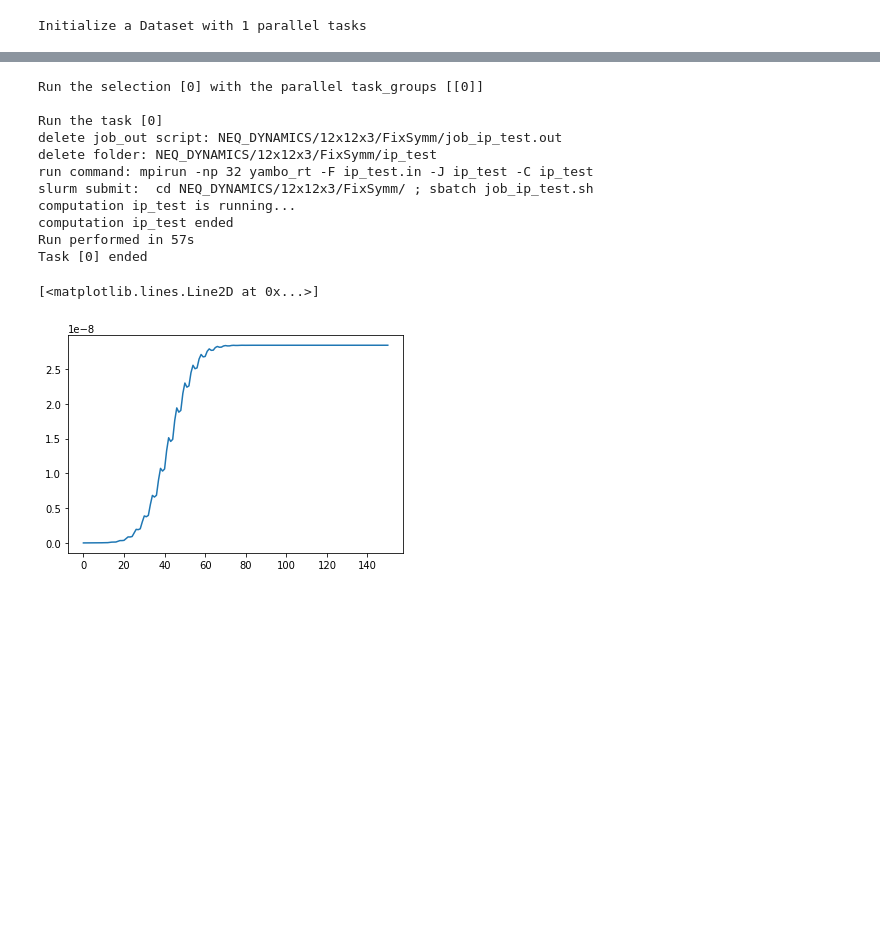
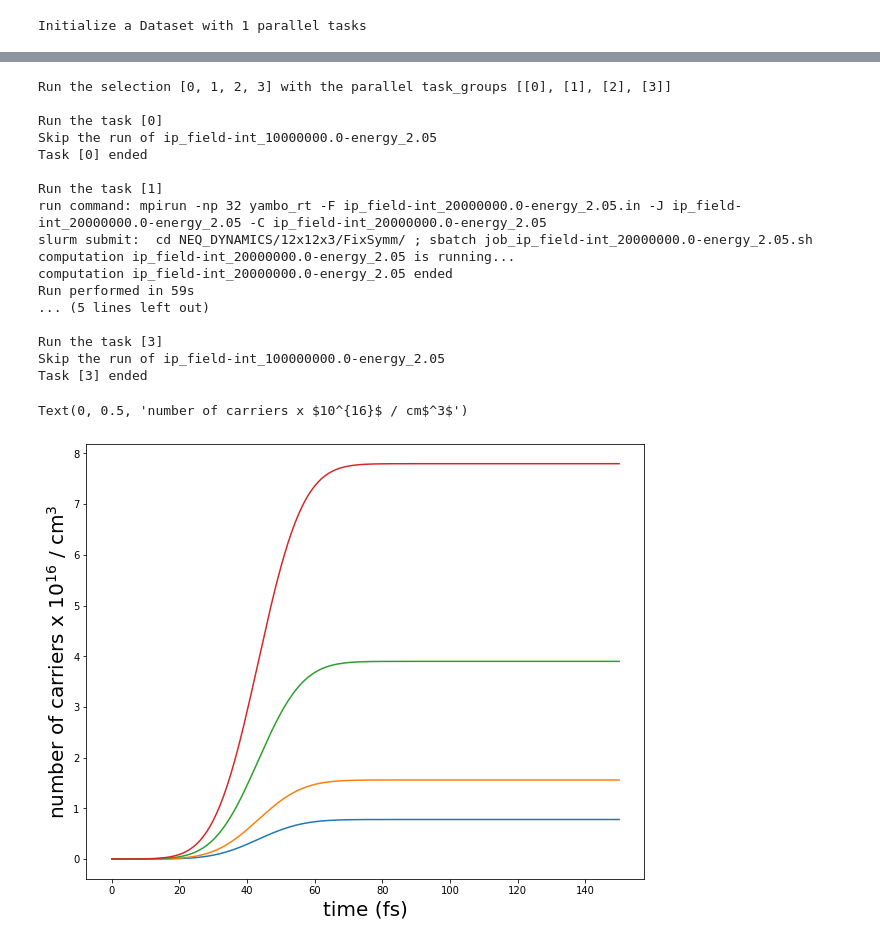
Before and after one commit to marcodalessandro76/WSe2, a Jupyter notebook: NEQ_Analysis.ipynb, the cells around one changed output, grey strips where cells are left out. Cells and saved outputs as stored; diff of their text form; code cells hidden in the pictures; blank space fills up the shorter version.

```diff
--- a/NEQ_Analysis.ipynb
+++ b/NEQ_Analysis.ipynb
@@ -187,27 +187,28 @@ Now we peform a RT simulation
 # %%
 n_tasks = ntasks_per_node*nodes
 
-field_int = 1e6 # intensity of the pulses in kW/cm^2
+field_int = [1e7,2e7,5e7,1e8] # intensity of the pulses in kW/cm^2
 fwhm = 35 # fs
-energy = 1.55 # eV
+energy = 2.05 #1.55 # eV
 time_step = 10 # as
 sim_time = 150 # fs
-bands = [42,62]
+bands = [41,62]
 XfnQP_E = {'9x9x1' :  [0.25,1.,1.], '12x12x3' : [0.18,1.,1.], '16x16x4' : [0.0,1,1.2]}
 eta = 0.07 # eV
 io_time = [10.0,10.0,1.]  # I/O (CARRIERs - GF - OUTPUT) in fs
 io_cache_time = [1.,10.] # Time between two consecutive (caching - I/O) of OBSERVABLES in fs
 
-study = D.Dataset(num_tasks=1,verbose=True,skip=False)
+study = D.Dataset(num_tasks=1,verbose=True,skip=True)
 study.set_postprocessing_function(PP.yambo_parse_data)
 
 inp = I.YamboInput('yambo_rt -n p -v ip -V rt',folder=run_dir)
-inp.set_rt_field(int=field_int,fwhm=fwhm,polarization='linear',freq=energy)
 inp.set_rt_bands(bands=bands,scissor=XfnQP_E[k][0],damping_valence=eta,damping_conduction=eta)
 inp.set_rt_simulationTimes(sim_time=sim_time,io_time=io_time,io_cache_time=io_cache_time,time_step=time_step)
 inp.set_rt_cpu(ntasks)
-inp['variables']['DBsIOoff']='obs'  # do not write ndb.RT_observables on disk
-idd = 'ip_test'
-study.append_run(id=idd,input=inp,runner=code,run_dir=run_dir)
+inp['variables']['DBsIOoff']='obs GF CARRIERs'  # do not write these ndbs on disk
+for f in field_int:
+    inp.set_rt_field(int=f,fwhm=fwhm,polarization='linear',freq=energy)
+    idd = 'ip_field-int_%s-energy_%s'%(f,energy)
+    study.append_run(id=idd,input=inp,runner=code,run_dir=run_dir)
 # %% [output]
 Initialize a Dataset with 1 parallel tasks
@@ -234,22 +217,36 @@ study.runs[0]
 # %%
 results = study.run()
 # %% [output]
-Run the selection [0] with the parallel task_groups [[0]]
+Run the selection [0, 1, 2, 3] with the parallel task_groups [[0], [1], [2], [3]]
 
 Run the task [0]
-delete job_out script: NEQ_DYNAMICS/12x12x3/FixSymm/job_ip_test.out
-delete folder: NEQ_DYNAMICS/12x12x3/FixSymm/ip_test
-run command: mpirun -np 32 yambo_rt -F ip_test.in -J ip_test -C ip_test
-slurm submit:  cd NEQ_DYNAMICS/12x12x3/FixSymm/ ; sbatch job_ip_test.sh
-computation ip_test is running...
-computation ip_test ended
-Run performed in 57s
+Skip the run of ip_field-int_10000000.0-energy_2.05
 Task [0] ended
+
+Run the task [1]
+run command: mpirun -np 32 yambo_rt -F ip_field-int_20000000.0-energy_2.05.in -J ip_field-int_20000000.0-energy_2.05 -C ip_field-int_20000000.0-energy_2.05
+slurm submit:  cd NEQ_DYNAMICS/12x12x3/FixSymm/ ; sbatch job_ip_field-int_20000000.0-energy_2.05.sh
+computation ip_field-int_20000000.0-energy_2.05 is running...
+computation ip_field-int_20000000.0-energy_2.05 ended
+Run performed in 59s
+... (5 lines left out)
+
+Run the task [3]
+Skip the run of ip_field-int_100000000.0-energy_2.05
+Task [3] ended
-# %%
-data = results[0].data['carriers']
-t = data['time']
-dne = data['dne']
-plt.plot(t,dne)
-# %% [output]
-[<matplotlib.lines.Line2D at 0x...>]
-[figure, removed]
+# %%
+bohr_cm = U.Constants.Bohr_radius*1e2
+vol_direct = results[0].dft.eval_lattice_volume()*bohr_cm**3
+# %%
+fig, ax = plt.subplots(figsize=(10, 8))
+
+for r in results.values():
+    data = r.data['carriers']
+    t = data['time']
+    dne = data['dne']
+    ax.plot(t,dne/vol_direct/1e16)
+ax.set_xlabel('time (fs)',size=20)
+ax.set_ylabel('number of carriers x $10^{16}$ / cm$^3$',size=20)
+# %% [output]
+Text(0, 0.5, 'number of carriers x $10^{16}$ / cm$^3$')
+[figure, added]
```
Also changed, not shown: parts of 4 cells of this notebook, 2 other files.
